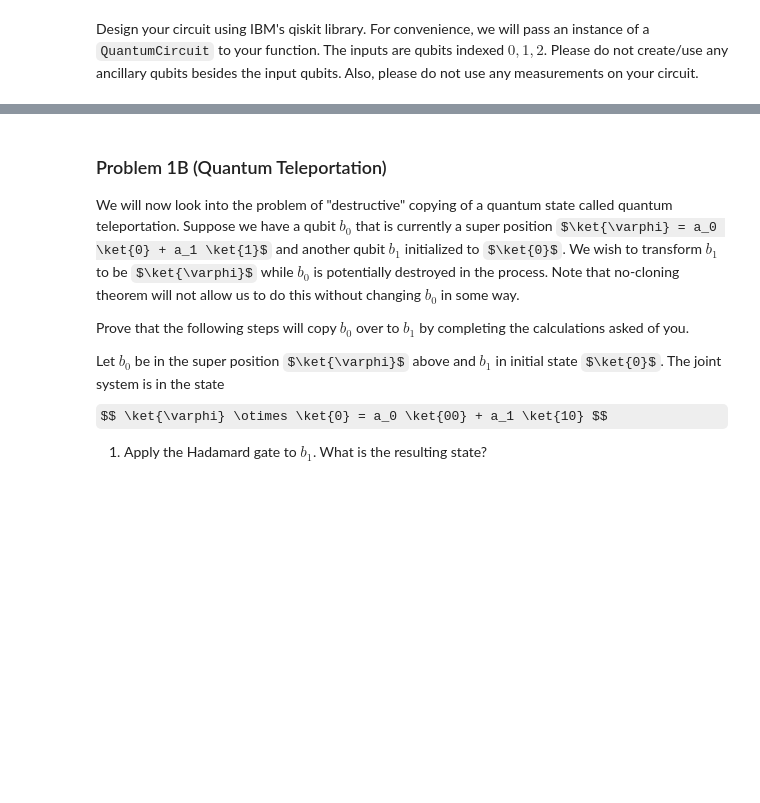
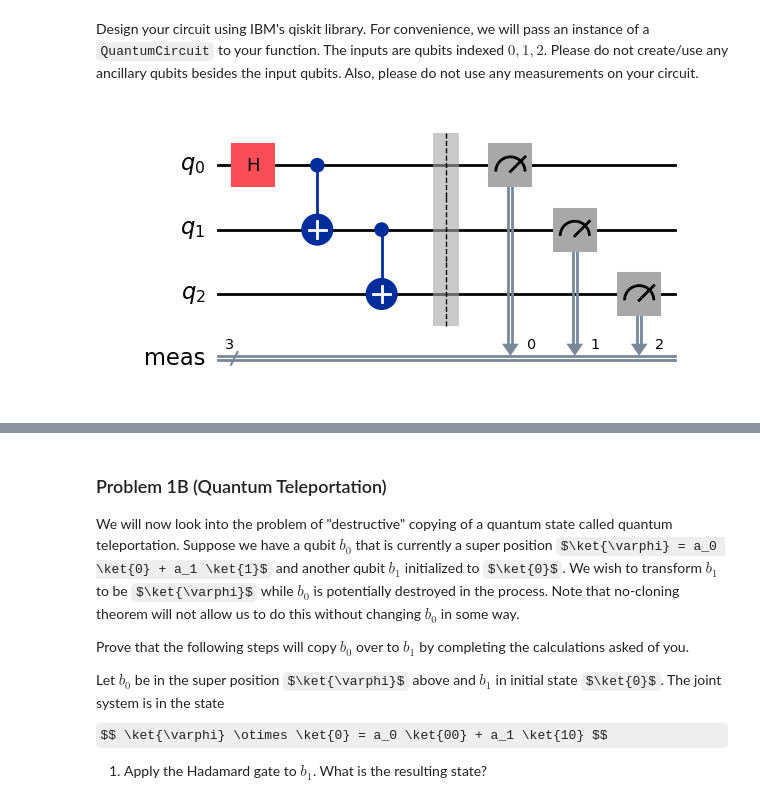
Before and after one commit to alimohammed1624/cu-boulder-ms-cs, a Jupyter notebook: algorithms/ads-rsa-qa/ProgrammingAssignmentWeek2/Assignment2.ipynb, the cells around one changed output, grey strips where cells are left out. Cells and saved outputs as stored; diff of their text form; code cells hidden in the pictures; some formulas as TeX source; blank space fills up the shorter version.

```diff
--- a/algorithms/ads-rsa-qa/ProgrammingAssignmentWeek2/Assignment2.ipynb
+++ b/algorithms/ads-rsa-qa/ProgrammingAssignmentWeek2/Assignment2.ipynb
@@ -18,17 +18,22 @@ Design your circuit using IBM's qiskit library. For convenience, we will pass an
 # %%
 from qiskit import QuantumCircuit
 
 def create_ghz_circuit(qc):
     # please implement your circuit here.
     # useful tutorials
     #  https://docs.quantum.ibm.com/build/circuit-construction
     # your code here
-    raise NotImplementedError
+    qc.h(0)
+    qc.cx(0,1)
+    qc.cx(1,2)
+    # raise NotImplementedError
 
 qc = QuantumCircuit(3) # create a quantum circuit with three qubits
 create_ghz_circuit(qc) # call the code created by the student to populate the gates in the circuit
 qc.measure_all() # measure the outputs
 qc.draw('mpl', style="iqp") # draw the circuit
+# %% [output]
+[figure, added]
 # %%
 from qiskit import transpile
 from qiskit import Aer
```
Also changed, not shown: parts of 9 cells of this notebook, 8 other files.
